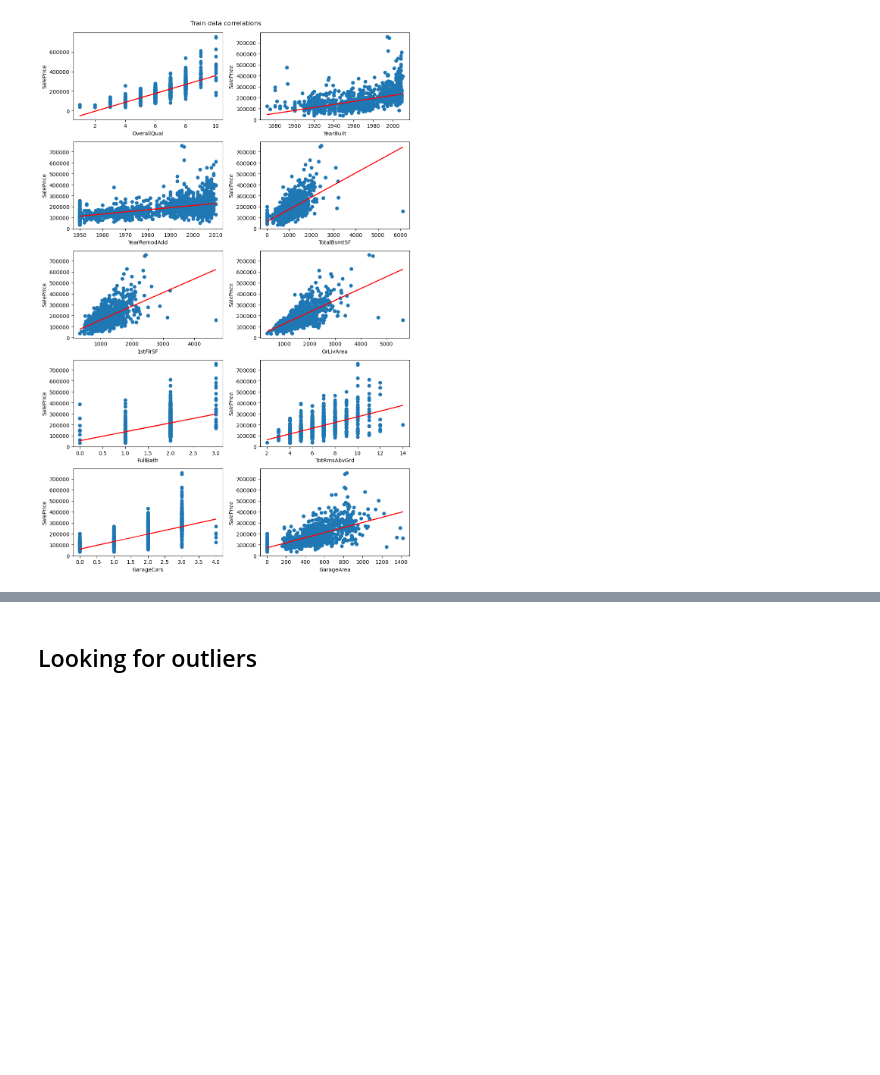
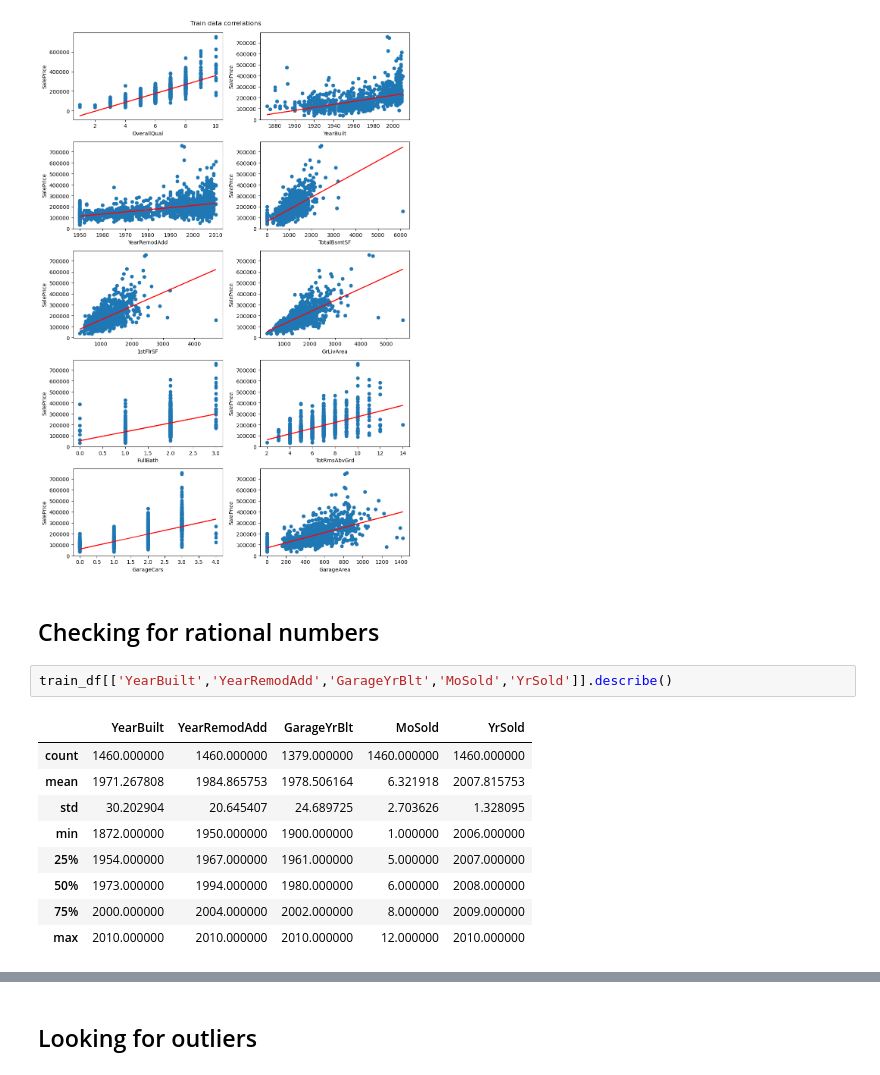
Before and after one commit to MeghanBarritt/kaggle-comp-housing-prices, a Jupyter notebook: Notebooks/1-EDA.ipynb, the cells around one changed output, grey strips where cells are left out. Drawn from its saved outputs; the diff is of its cells as text; blank space fills up the shorter version.

```diff
--- a/Notebooks/1-EDA.ipynb
+++ b/Notebooks/1-EDA.ipynb
@@ -480,3 +185,17 @@ plt.suptitle('Train data correlations\n')
 plt.tight_layout()
 # %% [output]
 [figure]
+# %% [markdown]
+## Checking for rational numbers
+# %%
+train_df[['YearBuilt','YearRemodAdd','GarageYrBlt','MoSold','YrSold']].describe()
+# %% [output]
+|  | YearBuilt | YearRemodAdd | GarageYrBlt | MoSold | YrSold |
+| count | 1460.000000 | 1460.000000 | 1379.000000 | 1460.000000 | 1460.000000 |
+| mean | 1971.267808 | 1984.865753 | 1978.506164 | 6.321918 | 2007.815753 |
+| std | 30.202904 | 20.645407 | 24.689725 | 2.703626 | 1.328095 |
+| min | 1872.000000 | 1950.000000 | 1900.000000 | 1.000000 | 2006.000000 |
+| 25% | 1954.000000 | 1967.000000 | 1961.000000 | 5.000000 | 2007.000000 |
+| 50% | 1973.000000 | 1994.000000 | 1980.000000 | 6.000000 | 2008.000000 |
+| 75% | 2000.000000 | 2004.000000 | 2002.000000 | 8.000000 | 2009.000000 |
+| max | 2010.000000 | 2010.000000 | 2010.000000 | 12.000000 | 2010.000000 |
```
Also changed, not shown: parts of 35 cells of this notebook.
